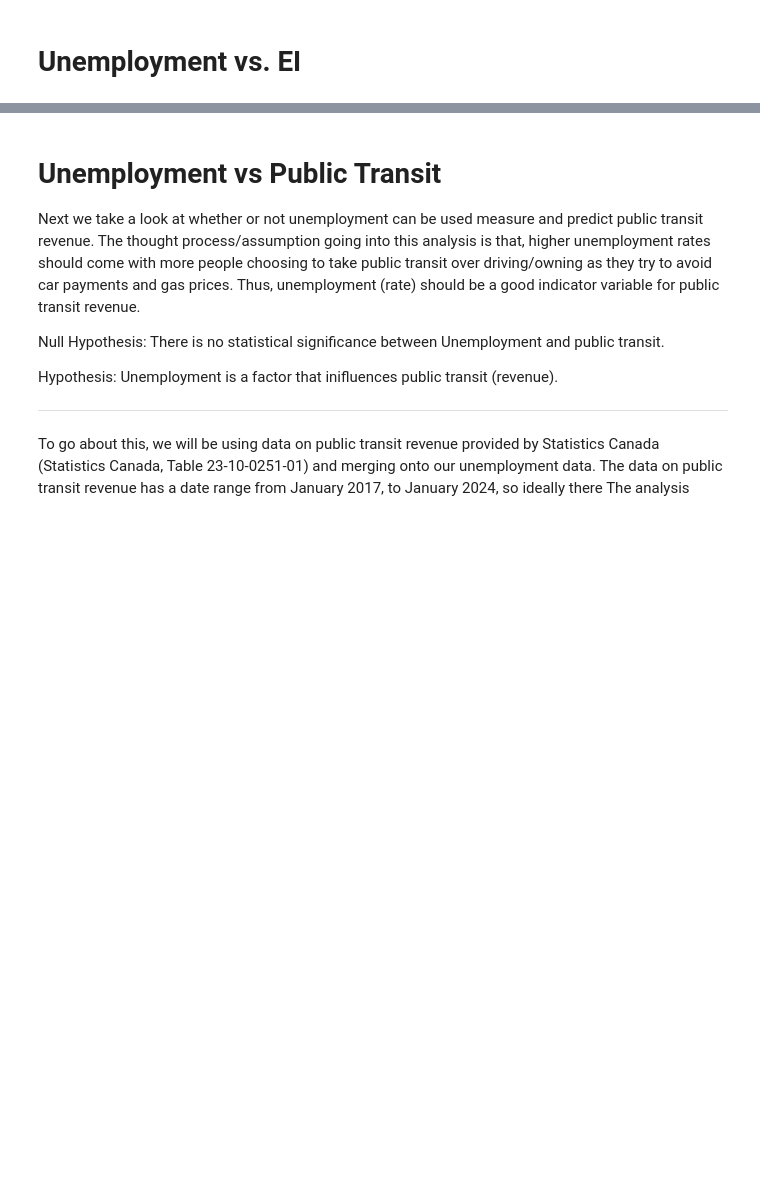
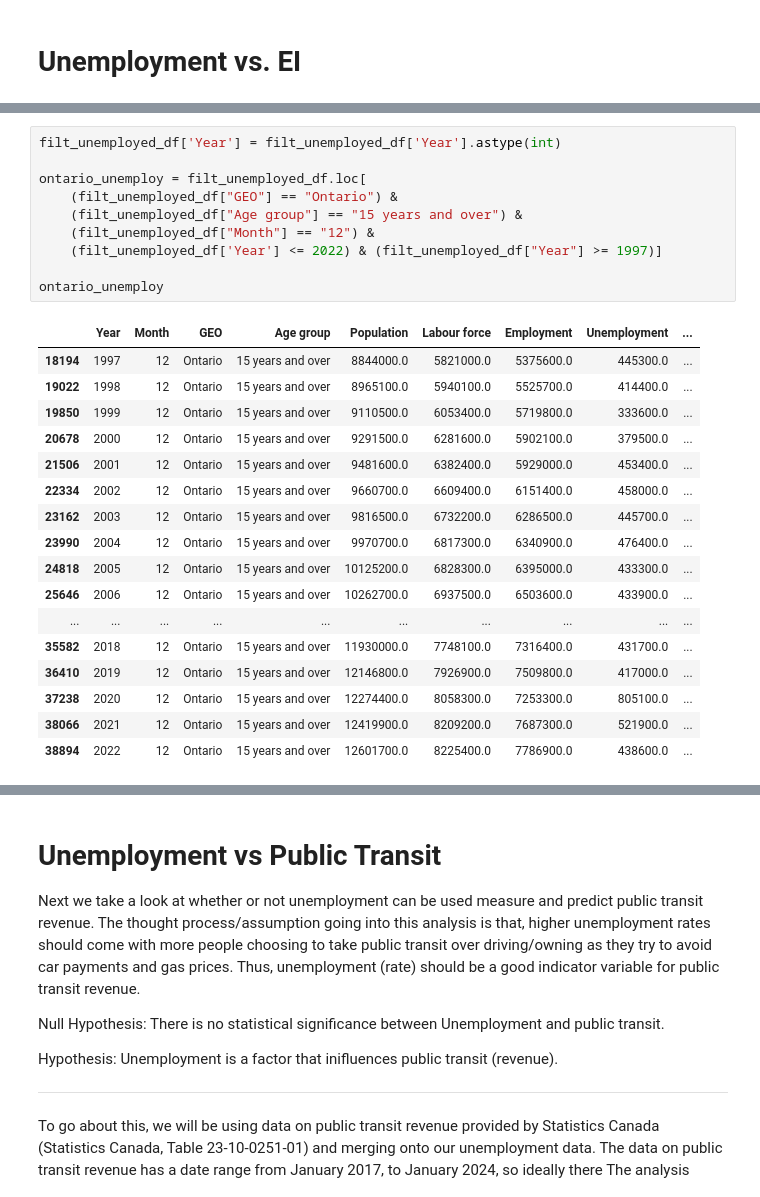
Before and after one commit to Cadeem-M/Project-1-Unemployment, a Jupyter notebook: analysis.ipynb, the cells around one changed output, grey strips where cells are left out. Cells and saved outputs as stored; diff of their text form; blank space fills up the shorter version.

```diff
--- a/analysis.ipynb
+++ b/analysis.ipynb
@@ -500,0 +598,28 @@ ei_benefits_df.head()
+# %%
+filt_unemployed_df['Year'] = filt_unemployed_df['Year'].astype(int)
+
+ontario_unemploy = filt_unemployed_df.loc[
+    (filt_unemployed_df["GEO"] == "Ontario") &
+    (filt_unemployed_df["Age group"] == "15 years and over") &
+    (filt_unemployed_df["Month"] == "12") &
+    (filt_unemployed_df['Year'] <= 2022) & (filt_unemployed_df["Year"] >= 1997)]
+
+ontario_unemploy
+# %% [output]
+|  | Year | Month | GEO | Age group | Population | Labour force | Employment | Unemployment | ... |
+| 18194 | 1997 | 12 | Ontario | 15 years and over | 8844000.0 | 5821000.0 | 5375600.0 | 445300.0 | ... |
+| 19022 | 1998 | 12 | Ontario | 15 years and over | 8965100.0 | 5940100.0 | 5525700.0 | 414400.0 | ... |
+| 19850 | 1999 | 12 | Ontario | 15 years and over | 9110500.0 | 6053400.0 | 5719800.0 | 333600.0 | ... |
+| 20678 | 2000 | 12 | Ontario | 15 years and over | 9291500.0 | 6281600.0 | 5902100.0 | 379500.0 | ... |
+| 21506 | 2001 | 12 | Ontario | 15 years and over | 9481600.0 | 6382400.0 | 5929000.0 | 453400.0 | ... |
+| 22334 | 2002 | 12 | Ontario | 15 years and over | 9660700.0 | 6609400.0 | 6151400.0 | 458000.0 | ... |
+| 23162 | 2003 | 12 | Ontario | 15 years and over | 9816500.0 | 6732200.0 | 6286500.0 | 445700.0 | ... |
+| 23990 | 2004 | 12 | Ontario | 15 years and over | 9970700.0 | 6817300.0 | 6340900.0 | 476400.0 | ... |
+| 24818 | 2005 | 12 | Ontario | 15 years and over | 10125200.0 | 6828300.0 | 6395000.0 | 433300.0 | ... |
+| 25646 | 2006 | 12 | Ontario | 15 years and over | 10262700.0 | 6937500.0 | 6503600.0 | 433900.0 | ... |
+| ... | ... | ... | ... | ... | ... | ... | ... | ... | ... |
+| 35582 | 2018 | 12 | Ontario | 15 years and over | 11930000.0 | 7748100.0 | 7316400.0 | 431700.0 | ... |
+| 36410 | 2019 | 12 | Ontario | 15 years and over | 12146800.0 | 7926900.0 | 7509800.0 | 417000.0 | ... |
+| 37238 | 2020 | 12 | Ontario | 15 years and over | 12274400.0 | 8058300.0 | 7253300.0 | 805100.0 | ... |
+| 38066 | 2021 | 12 | Ontario | 15 years and over | 12419900.0 | 8209200.0 | 7687300.0 | 521900.0 | ... |
+| 38894 | 2022 | 12 | Ontario | 15 years and over | 12601700.0 | 8225400.0 | 7786900.0 | 438600.0 | ... |
```
Also changed, not shown: parts of 13 cells of this notebook, 3 other files.
